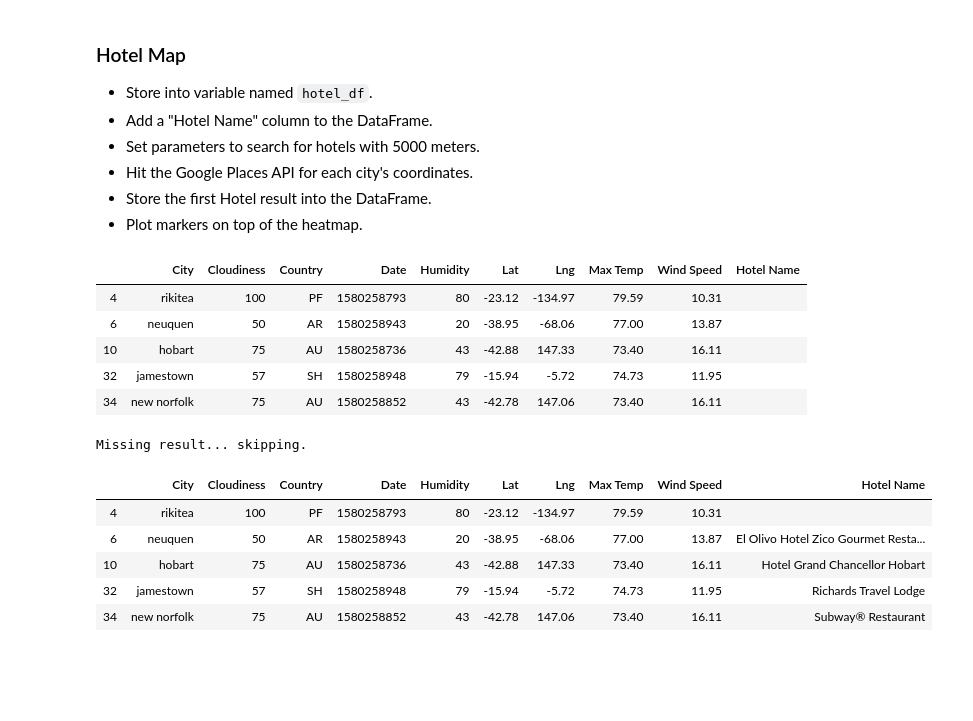
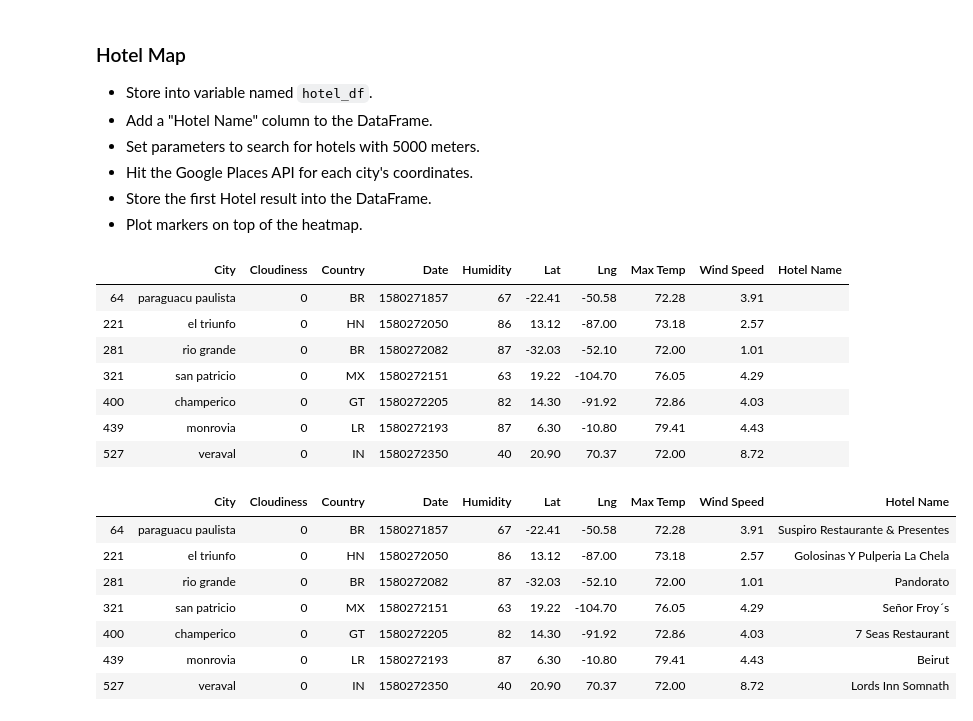
Before and after one commit to alvinochieng/python-api-challenge, a Jupyter notebook: VacationPy/VacationPy.ipynb, the cells around one changed output. Drawn from its saved outputs; the diff is of its cells as text; code cells hidden in the pictures; blank space fills up the shorter version.

```diff
--- a/VacationPy/VacationPy.ipynb
+++ b/VacationPy/VacationPy.ipynb
@@ -55,8 +55,8 @@ fig
 * Drop any rows will null values.
 # %%
 ideal_temp = vacation_df.loc[(vacation_df['Max Temp'] <80) & (vacation_df['Max Temp'] >70)]
-ideal_wind = ideal_temp.loc[ideal_temp['Wind Speed'] >10]
-ideal_cloud = ideal_wind.loc[ideal_wind['Cloudiness']>20]
+ideal_wind = ideal_temp.loc[ideal_temp['Wind Speed'] <10]
+ideal_cloud = ideal_wind.loc[ideal_wind['Cloudiness']==0]
 ideal_cloud
 # %% [output]
 |  | Unnamed: 0 | City | Cloudiness | Country | Date | Humidity | Lat | Lng | Max Temp | Wind Speed |
@@ -81,11 +83,13 @@ hotel_df['Hotel Name']=''
 hotel_df
 # %% [output]
 |  | City | Cloudiness | Country | Date | Humidity | Lat | Lng | Max Temp | Wind Speed | Hotel Name |
-| 4 | rikitea | 100 | PF | 1580258793 | 80 | -23.12 | -134.97 | 79.59 | 10.31 |  |
-| 6 | neuquen | 50 | AR | 1580258943 | 20 | -38.95 | -68.06 | 77.00 | 13.87 |  |
-| 10 | hobart | 75 | AU | 1580258736 | 43 | -42.88 | 147.33 | 73.40 | 16.11 |  |
-| 32 | jamestown | 57 | SH | 1580258948 | 79 | -15.94 | -5.72 | 74.73 | 11.95 |  |
-| 34 | new norfolk | 75 | AU | 1580258852 | 43 | -42.78 | 147.06 | 73.40 | 16.11 |  |
+| 64 | paraguacu paulista | 0 | BR | 1580271857 | 67 | -22.41 | -50.58 | 72.28 | 3.91 |  |
+| 221 | el triunfo | 0 | HN | 1580272050 | 86 | 13.12 | -87.00 | 73.18 | 2.57 |  |
+| 281 | rio grande | 0 | BR | 1580272082 | 87 | -32.03 | -52.10 | 72.00 | 1.01 |  |
+| 321 | san patricio | 0 | MX | 1580272151 | 63 | 19.22 | -104.70 | 76.05 | 4.29 |  |
+| 400 | champerico | 0 | GT | 1580272205 | 82 | 14.30 | -91.92 | 72.86 | 4.03 |  |
+| 439 | monrovia | 0 | LR | 1580272193 | 87 | 6.30 | -10.80 | 79.41 | 4.43 |  |
+| 527 | veraval | 0 | IN | 1580272350 | 40 | 20.90 | 70.37 | 72.00 | 8.72 |  |
 # %%
 params = {"radius": 5000,
           "types": "restaurant",
@@ -107,17 +111,17 @@ for index, row in hotel_df.iterrows():
 
     except (KeyError, IndexError):
         print("Missing result... skipping.")
-# %% [output]
-Missing result... skipping.
 # %%
-hotel_df.dropna()
+hotel_df
 # %% [output]
 |  | City | Cloudiness | Country | Date | Humidity | Lat | Lng | Max Temp | Wind Speed | Hotel Name |
-| 4 | rikitea | 100 | PF | 1580258793 | 80 | -23.12 | -134.97 | 79.59 | 10.31 |  |
-| 6 | neuquen | 50 | AR | 1580258943 | 20 | -38.95 | -68.06 | 77.00 | 13.87 | El Olivo Hotel Zico Gourmet Resta... |
-| 10 | hobart | 75 | AU | 1580258736 | 43 | -42.88 | 147.33 | 73.40 | 16.11 | Hotel Grand Chancellor Hobart |
-| 32 | jamestown | 57 | SH | 1580258948 | 79 | -15.94 | -5.72 | 74.73 | 11.95 | Richards Travel Lodge |
-| 34 | new norfolk | 75 | AU | 1580258852 | 43 | -42.78 | 147.06 | 73.40 | 16.11 | Subway® Restaurant |
+| 64 | paraguacu paulista | 0 | BR | 1580271857 | 67 | -22.41 | -50.58 | 72.28 | 3.91 | Suspiro Restaurante & Presentes |
+| 221 | el triunfo | 0 | HN | 1580272050 | 86 | 13.12 | -87.00 | 73.18 | 2.57 | Golosinas Y Pulperia La Chela |
+| 281 | rio grande | 0 | BR | 1580272082 | 87 | -32.03 | -52.10 | 72.00 | 1.01 | Pandorato |
+| 321 | san patricio | 0 | MX | 1580272151 | 63 | 19.22 | -104.70 | 76.05 | 4.29 | Señor Froy´s |
+| 400 | champerico | 0 | GT | 1580272205 | 82 | 14.30 | -91.92 | 72.86 | 4.03 | 7 Seas Restaurant |
+| 439 | monrovia | 0 | LR | 1580272193 | 87 | 6.30 | -10.80 | 79.41 | 4.43 | Beirut |
+| 527 | veraval | 0 | IN | 1580272350 | 40 | 20.90 | 70.37 | 72.00 | 8.72 | Lords Inn Somnath |
 # %%
 hotel_df.to_csv('output_data/Hotels.csv', index=False)
 # %%
```
Also changed, not shown: parts of 4 cells of this notebook, 15 other files.
